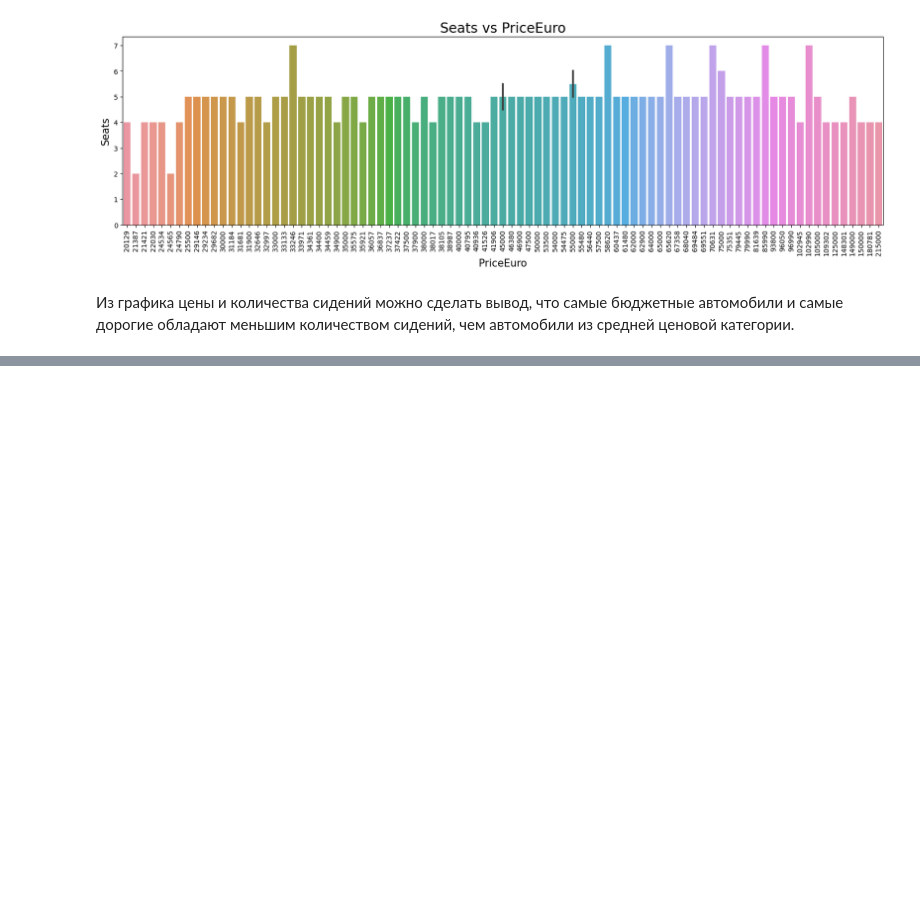
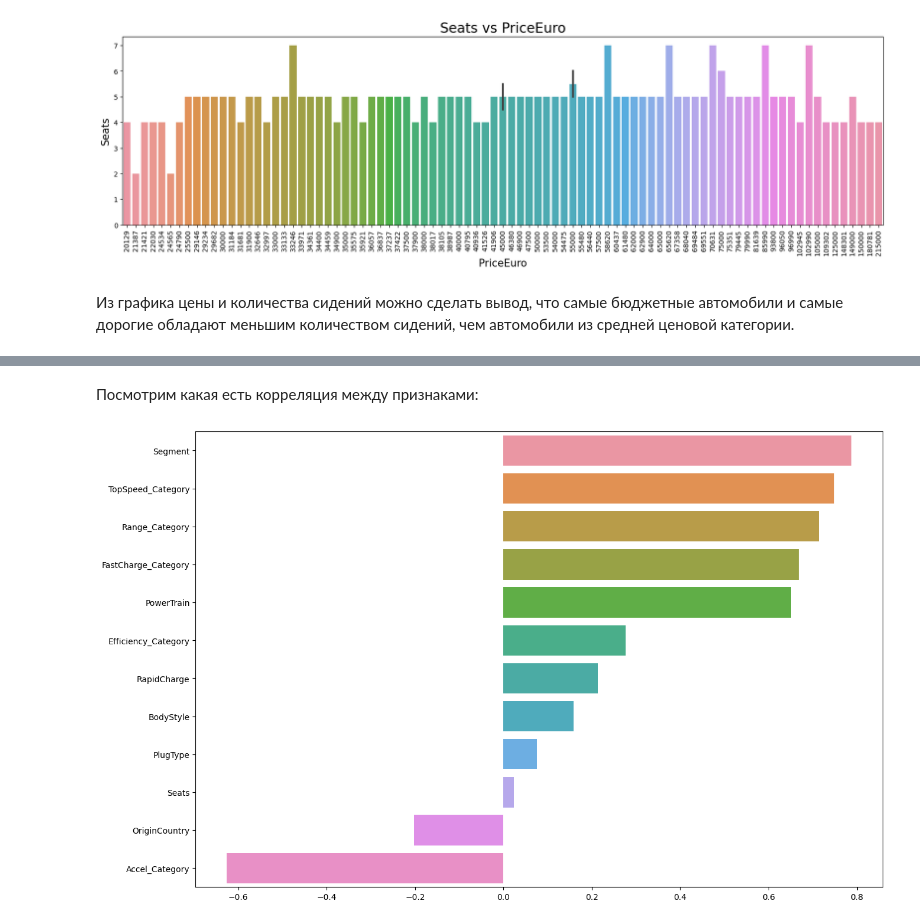
Before and after one commit to daniil-steperev/-SPBU-Machine-Learning-Homework, a Jupyter notebook: [Task1] LinearRegression/LinearRegression.ipynb, the cells around one changed output, grey strips where cells are left out. Drawn from its saved outputs; the diff is of its cells as text; code cells hidden in the pictures; blank space fills up the shorter version.

Commit message:
Added training model

```diff
--- a/[Task1] LinearRegression/LinearRegression.ipynb
+++ b/[Task1] LinearRegression/LinearRegression.ipynb
@@ -1010,0 +944,7 @@ plot.figure.set_size_inches(15, 10)
+# %%
+df['RapidCharge'].replace(['Rapid charging not possible', 'Rapid charging possible'], [0, 1], inplace = True)
+df['PowerTrain'].replace(['Front Wheel Drive', 'Rear Wheel Drive', 'All Wheel Drive'], [0, 1, 2], inplace = True)
+df['PlugType'].replace(['Type 1 CHAdeMO', 'Type 2', 'Type 2 CHAdeMO', 'Type 2 CCS'], [0, 1, 2, 3], inplace = True)
+df['BodyStyle'].replace(['Sedan', 'Hatchback', 'Liftback', 'SUV', 'Pickup', 'MPV', 'Cabrio', 'SPV', 'Station'], [0, 1, 2, 3, 4, 5, 6, 7, 8], inplace = True)
+df['OriginCountry'].replace(['USA', 'Germany', 'Sweden', 'Japan', 'France', 'Korea', 'England', 'Czech', 'Spain', 'Finland', 'China', 'Italy'], [0, 1, 2, 3, 4, 5, 6, 7, 8, 9, 10, 11], inplace = True)
+df['Segment'].replace(['A', 'B', 'C', 'D', 'E', 'F', 'N', 'S'], [0, 1, 2, 3, 4, 5, 6, 7], inplace = True)
@@ -1010,0 +975,7 @@ plot.figure.set_size_inches(15, 10)
+# %%
+from sklearn.model_selection import train_test_split
+
+y_data = df['PriceEuro']
+x_data = df.drop(columns = ['PriceEuro'], axis = 1)
+
+x_train_data, x_test_data, y_train_data, y_test_data = train_test_split(x_data, y_data, test_size=0.3 , random_state=42)
@@ -1010,0 +988,9 @@ plot.figure.set_size_inches(15, 10)
+# %% [markdown]
+Посмотрим какая есть корреляция между признаками:
+# %%
+correlations = x_train_data.corrwith(y_train_data).sort_values(ascending=False)
+
+plot = sns.barplot(y=correlations.index, x=correlations)
+plot.figure.set_size_inches(15, 10)
+# %% [output]
+[figure, added]
```
Also changed, not shown: parts of 82 cells of this notebook.
